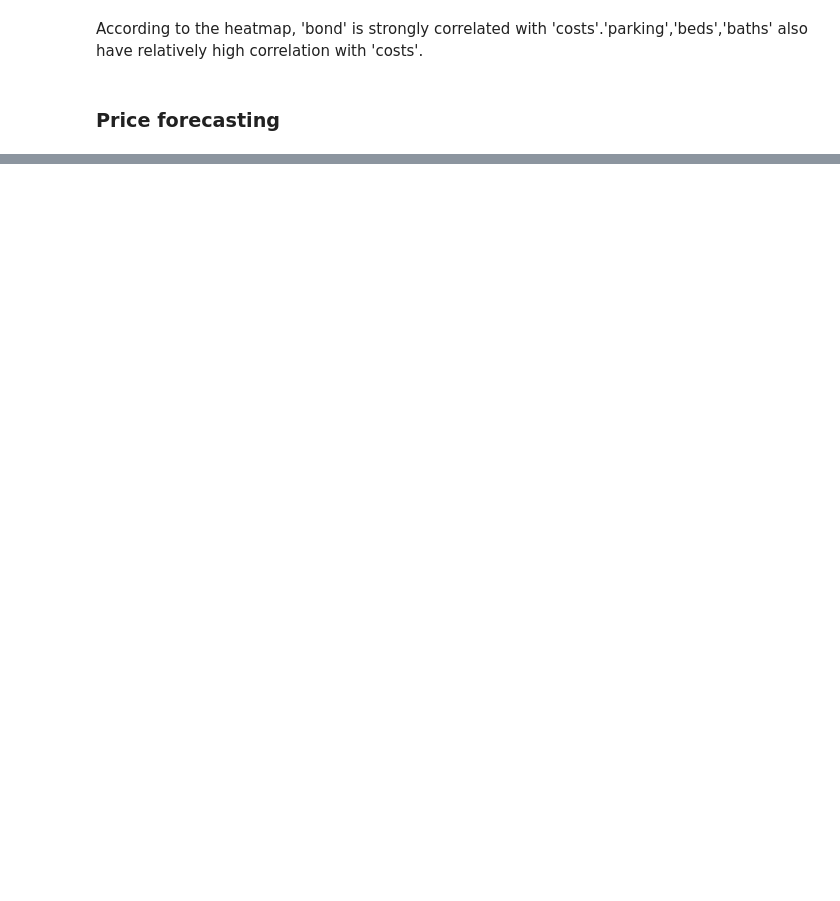
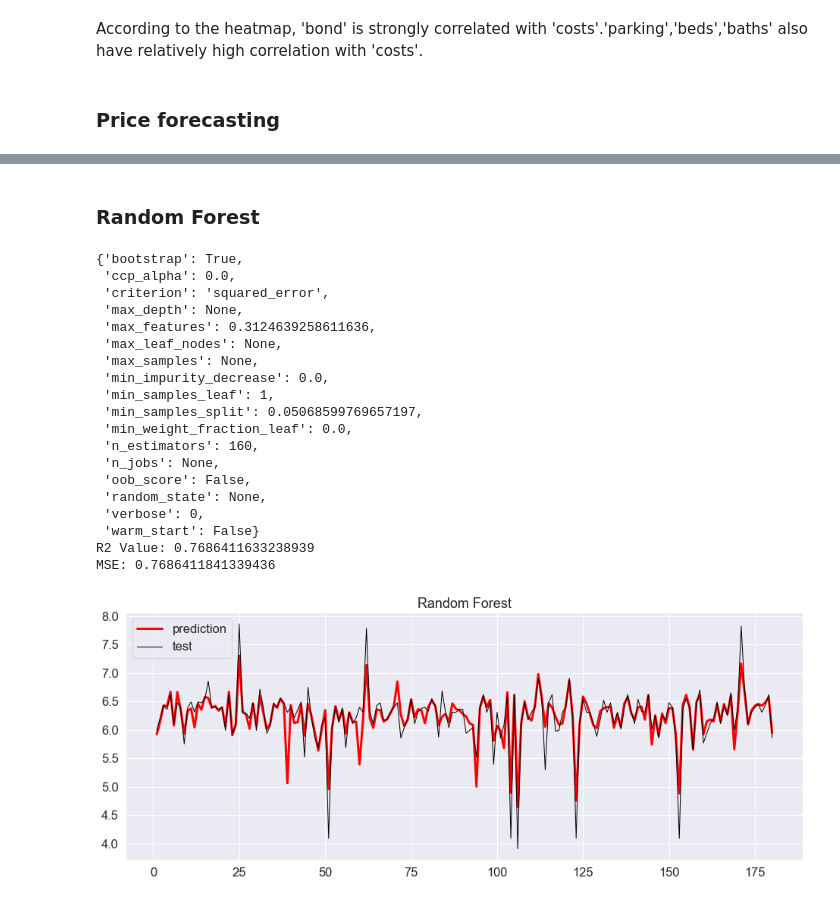
Before and after one commit to MAST30034-Applied-Data-Science/generic-real-estate-consulting-project-group37, a Jupyter notebook: notebooks/sprint5.ipynb, the cells around one changed output, grey strips where cells are left out. Cells and saved outputs as stored; diff of their text form; code cells hidden in the pictures; blank space fills up the shorter version.

```diff
--- a/notebooks/sprint5.ipynb
+++ b/notebooks/sprint5.ipynb
@@ -155,0 +342,68 @@ print(result,"\n",result.mean(),"\n","Ridge Regression: %.3f" %result.std())
+# %% [markdown]
+### Random Forest
+# %%
+X=df_vic3000[['type', 'bond',  'dis_to_melCBD','beds', 'baths', 'parking',
+       'school', 'park', 'cinema', 'if_AC', 'if_Ensuite',
+       'if_Furnished', 'if_Heating', 'if_ClosetoShops', 'if_ClosetoTrans']]
+y=df_vic3000[['costs']]
+cat_attributes=['type']
+X=pd.get_dummies(X,columns=cat_attributes)
+
+
+X_train,X_test,y_train,y_test=train_test_split(X,y,test_size=0.3)
+
+model_params = {
+    'n_estimators': randint(4,200), #sampling numbers 4-204
+    'max_features': truncnorm(a=0, b=1, loc=0.25, scale=0.1), #distributed max_features, mean = 0.25, standard deviation = 0.1 range 0-1
+    'min_samples_split': uniform(0.01, 0.199) #uniform distribution 0.01-0.2
+}
+
+
+rf_model = RandomForestRegressor() #create random forest model
+clf = RandomizedSearchCV(rf_model, model_params, n_iter=10, cv=5, random_state=1) #perform 5-folds cross-validation
+
+model = clf.fit(X_train, y_train) #training the model
+
+from pprint import pprint
+pprint(model.best_estimator_.get_params()) #print best parameters
+
+predictions = model.predict(X_test) #making predictions using best-performing model
+
+
+print('R2 Value:',metrics.r2_score(y_test, model.predict(X_test)))
+print('MSE:',metrics.explained_variance_score(y_test, model.predict(X_test)))
+# plt.scatter(X_test['baths'], y_test,  color='black')
+# plt.scatter(X_test['baths'], prediction,  color='blue')
+# # plt.plot(X_test['beds'], prediction, color='blue', linewidth=3)
+# plt.xticks(())
+# plt.yticks(())
+# plt.show()
+
+plt.figure(figsize=(16, 6))
+plt.title('Random Forest')
+x=np.arange(1,X_test.shape[0]+1)
+plt.plot(x, predictions, color='red', linewidth=3, label='prediction')
+plt.plot(x, y_test, color='black', linewidth=1, label='test')
+plt.legend()
+plt.show()
+# %% [output]
+{'bootstrap': True,
+ 'ccp_alpha': 0.0,
+ 'criterion': 'squared_error',
+ 'max_depth': None,
+ 'max_features': 0.3124639258611636,
+ 'max_leaf_nodes': None,
+ 'max_samples': None,
+ 'min_impurity_decrease': 0.0,
+ 'min_samples_leaf': 1,
+ 'min_samples_split': 0.05068599769657197,
+ 'min_weight_fraction_leaf': 0.0,
+ 'n_estimators': 160,
+ 'n_jobs': None,
+ 'oob_score': False,
+ 'random_state': None,
+ 'verbose': 0,
+ 'warm_start': False}
+R2 Value: 0.7686411633238939
+MSE: 0.7686411841339436
+[figure, added]
```
Also changed, not shown: parts of 33 cells of this notebook.
